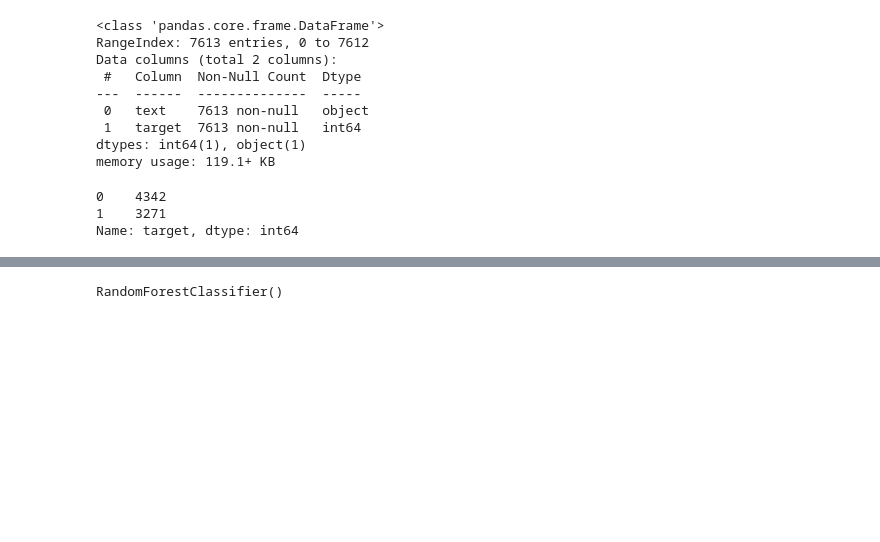
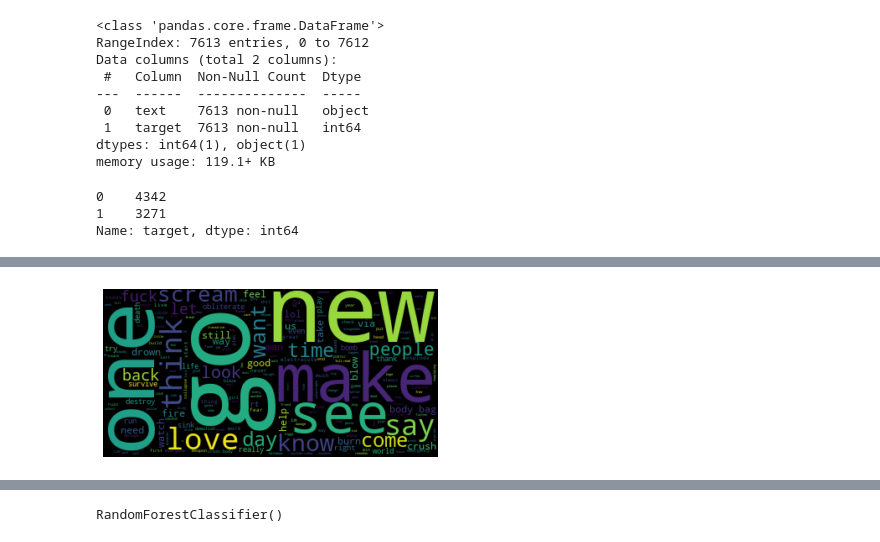
Before and after one commit to GeorgeFerre/NLP_Disaster_Tweets, a Jupyter notebook: Tweet_Training.ipynb, the cells around one changed output, grey strips where cells are left out. Saved outputs shown, nothing was run; the diff lists cells and outputs as text; code cells hidden in the pictures; blank space fills up the shorter version.

```diff
--- a/Tweet_Training.ipynb
+++ b/Tweet_Training.ipynb
@@ -147,0 +143,4 @@ len(total_vocab)
+# %%
+false_concat = []
+for article in false_tweets['processed_data']:
+    false_concat += article
@@ -148 +168,9 @@ len(total_vocab)
+# %%
+falsecloud = WordCloud().generate(' '.join(false_concat))
+
+plt.imshow(falsecloud, interpolation='bilinear')
+plt.axis('off')
+plt.show();
+# %% [output]
+[figure, added]
 # %%
```
Also changed, not shown: parts of 22 cells of this notebook.
